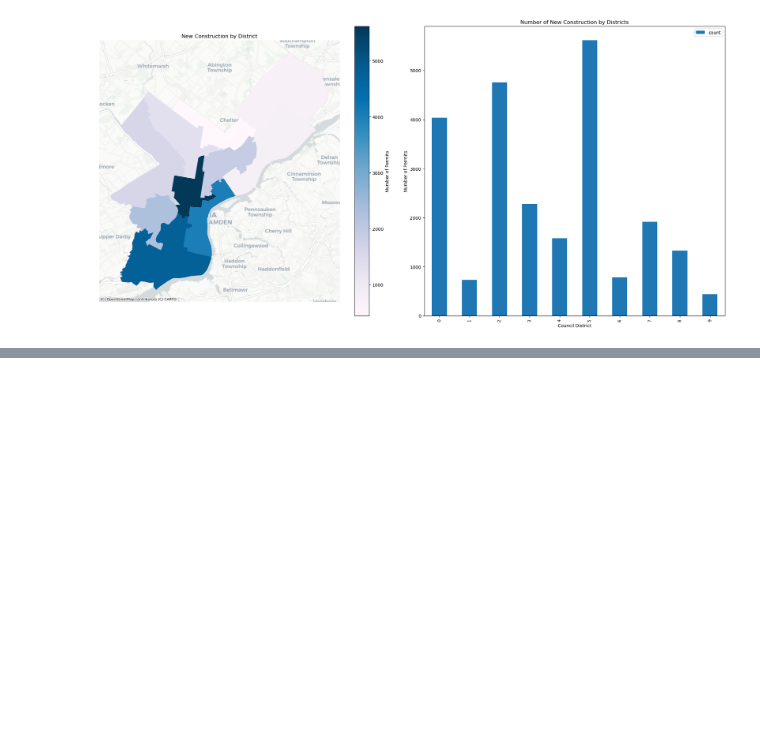
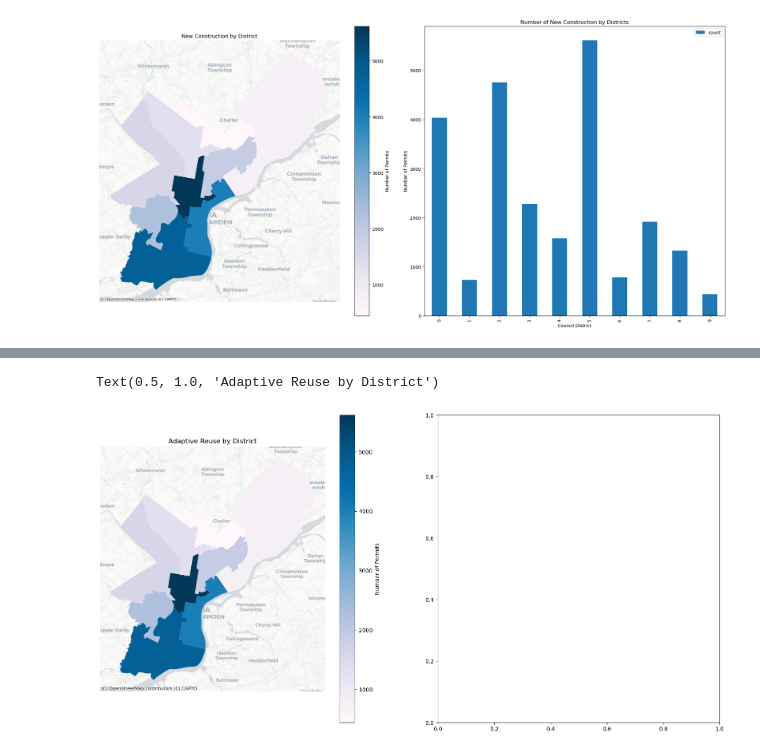
Before and after one commit to avavani/Practicum, a Jupyter notebook: notebooks/consdata.ipynb, the cells around one changed output, grey strips where cells are left out. Drawn from its saved outputs; the diff is of its cells as text; code cells hidden in the pictures; blank space fills up the shorter version.

```diff
--- a/notebooks/consdata.ipynb
+++ b/notebooks/consdata.ipynb
@@ -355,0 +455,26 @@ plt.show()
+# %%
+fig, (ax1, ax2) = plt.subplots(1, 2, figsize=(20, 10))
+
+adaptdist = gpd.sjoin(gdfadapt, districts, how='left', predicate='intersects')
+distadapt = adaptdist.groupby('DISTRICT').size().reset_index(name='count')
+
+adaptmerge = districts.merge(distadapt, on='DISTRICT', how='left')
+
+# Set the active geometry column after merging
+adaptmerge = adaptmerge.set_geometry('geometry')  # Choose the appropriate geometry column
+
+adaptmerge = adaptmerge.to_crs(epsg=3857)
+adaptmerge.plot(column='count',
+                ax=ax1,
+                legend=True,
+                cmap='PuBu',
+                legend_kwds={'label': 'Number of Permits'},
+                missing_kwds={'color': 'lightgrey'})
+
+# Basemap
+ctx.add_basemap(ax1, source=ctx.providers.CartoDB.Positron)
+ax1.set_axis_off()
+ax1.set_title('Adaptive Reuse by District')
+# %% [output]
+Text(0.5, 1.0, 'Adaptive Reuse by District')
+[figure, added]
```
Also changed, not shown: parts of 6 cells of this notebook, 1 other file.
